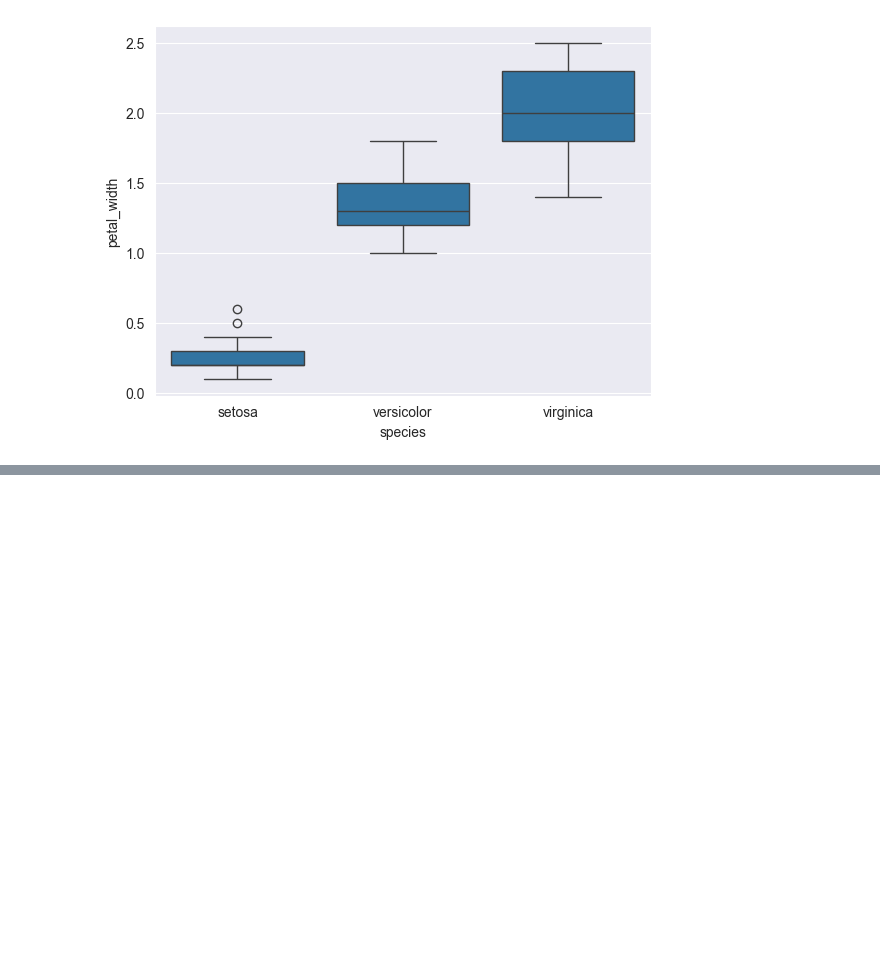
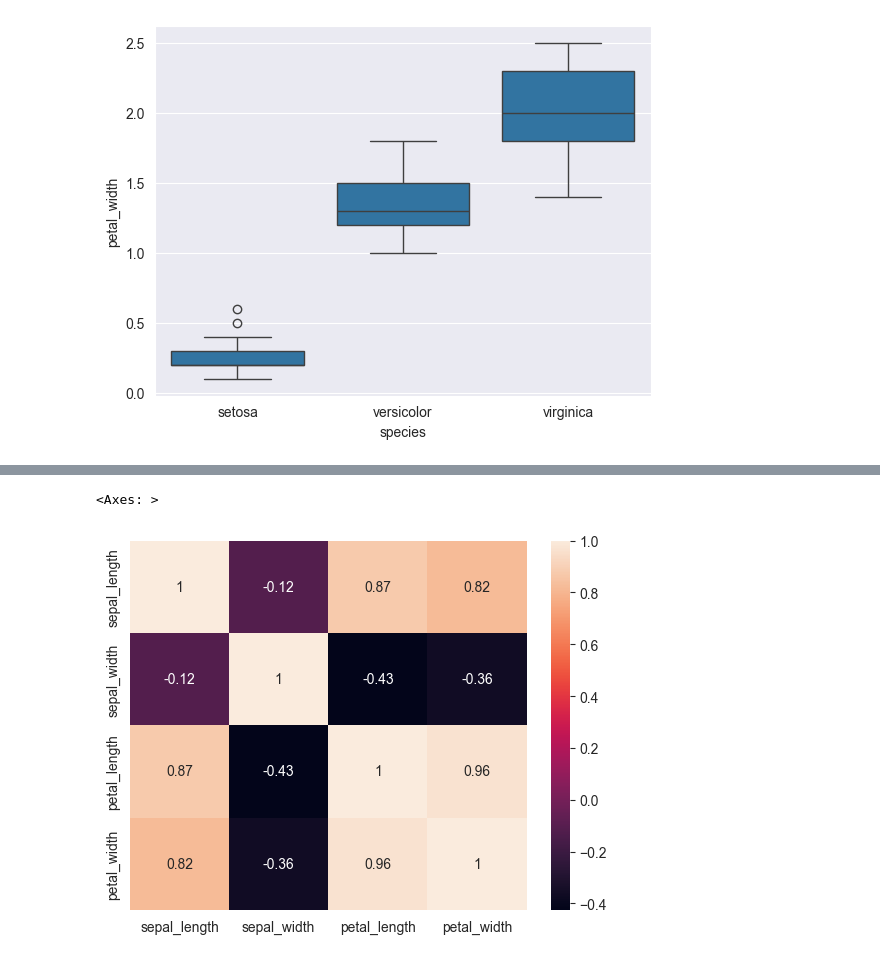
Before and after one commit to MLN142/Iris_flower_classification, a Jupyter notebook: IRIS.ipynb, the cells around one changed output, grey strips where cells are left out. Saved outputs shown, nothing was run; the diff lists cells and outputs as text; code cells hidden in the pictures; blank space fills up the shorter version.

```diff
--- a/IRIS.ipynb
+++ b/IRIS.ipynb
@@ -139,0 +162,5 @@ ax=sns.boxplot(data=df,x="species",y="petal_width")
+# %%
+sns.heatmap(df.drop("species",axis=1).corr(),annot=True)
+# %% [output]
+<Axes: >
+[figure, added]
```
Also changed, not shown: parts of 5 cells of this notebook.
